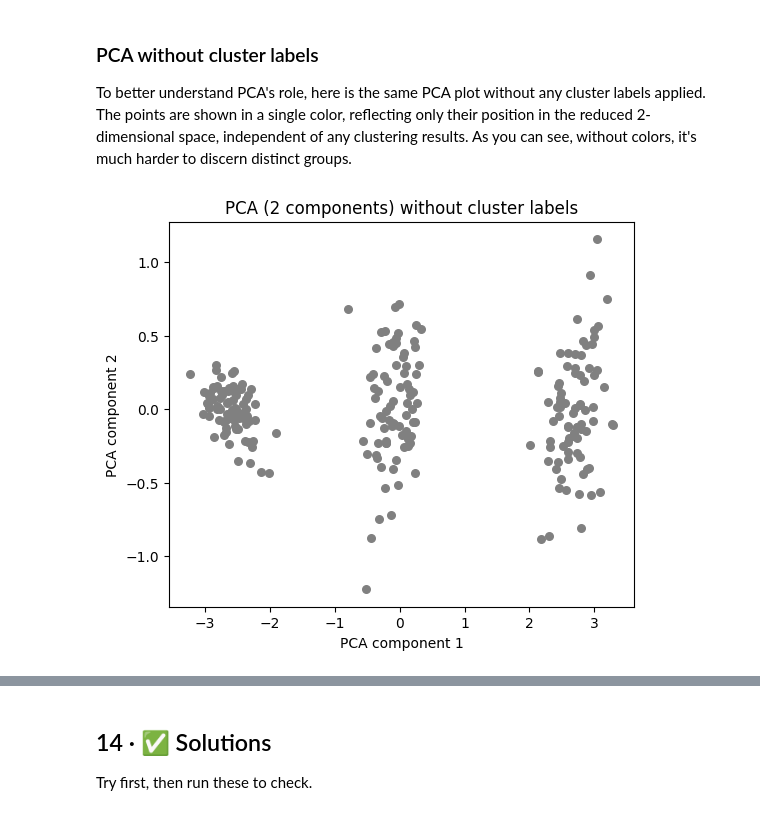
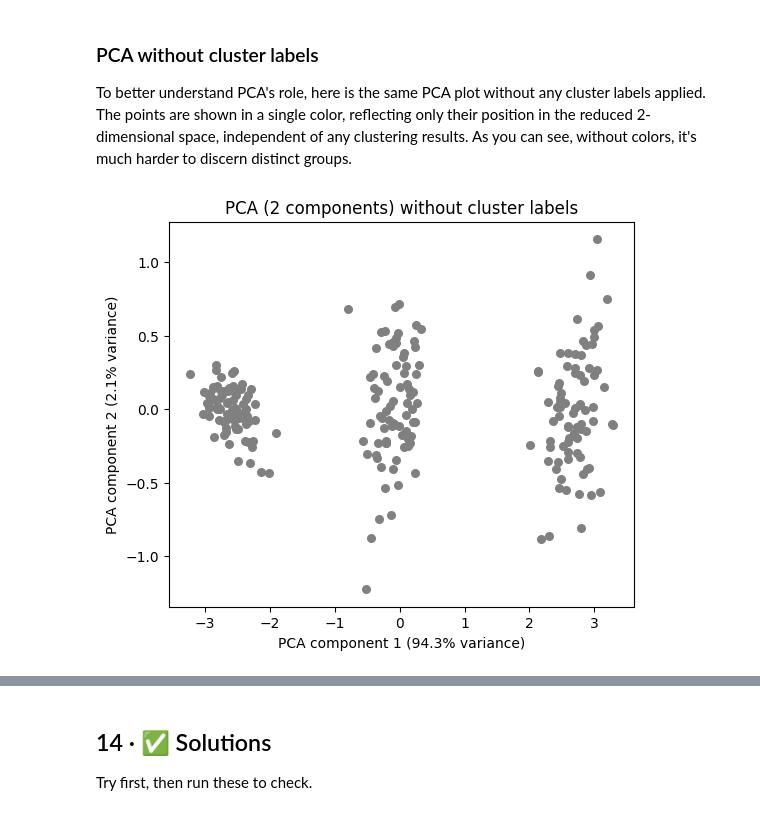
Before and after one commit to PlantHealth-Analytics/topics_ai, a Jupyter notebook: 8_30_26_Unsupervised_Clustering_2026.ipynb, the cells around one changed output, grey strips where cells are left out. Drawn from its saved outputs; the diff is of its cells as text; code cells hidden in the pictures.

```diff
--- a/8_30_26_Unsupervised_Clustering_2026.ipynb
+++ b/8_30_26_Unsupervised_Clustering_2026.ipynb
@@ -515,11 +468,14 @@ Xs_2d = PCA(n_components=2).fit_transform(Xs)
 
 To better understand PCA's role, here is the same PCA plot without any cluster labels applied. The points are shown in a single color, reflecting only their position in the reduced 2-dimensional space, independent of any clustering results. As you can see, without colors, it's much harder to discern distinct groups.
 # %%
+pca = PCA(n_components=2).fit(Xs)
+Xs_2d = pca.transform(Xs)
+
 plt.figure(figsize=(6, 5))
 plt.scatter(Xs_2d[:,0], Xs_2d[:,1], s=30, color='gray') # Plotting without 'c' argument for coloring
 plt.title("PCA (2 components) without cluster labels")
-plt.xlabel("PCA component 1")
-plt.ylabel("PCA component 2")
+plt.xlabel(f"PCA component 1 ({pca.explained_variance_ratio_[0]*100:.1f}% variance)")
+plt.ylabel(f"PCA component 2 ({pca.explained_variance_ratio_[1]*100:.1f}% variance)")
 plt.show()
 # %% [output]
-[figure, old version]
+[figure, new version]
```
Also changed, not shown: parts of 17 cells of this notebook.
